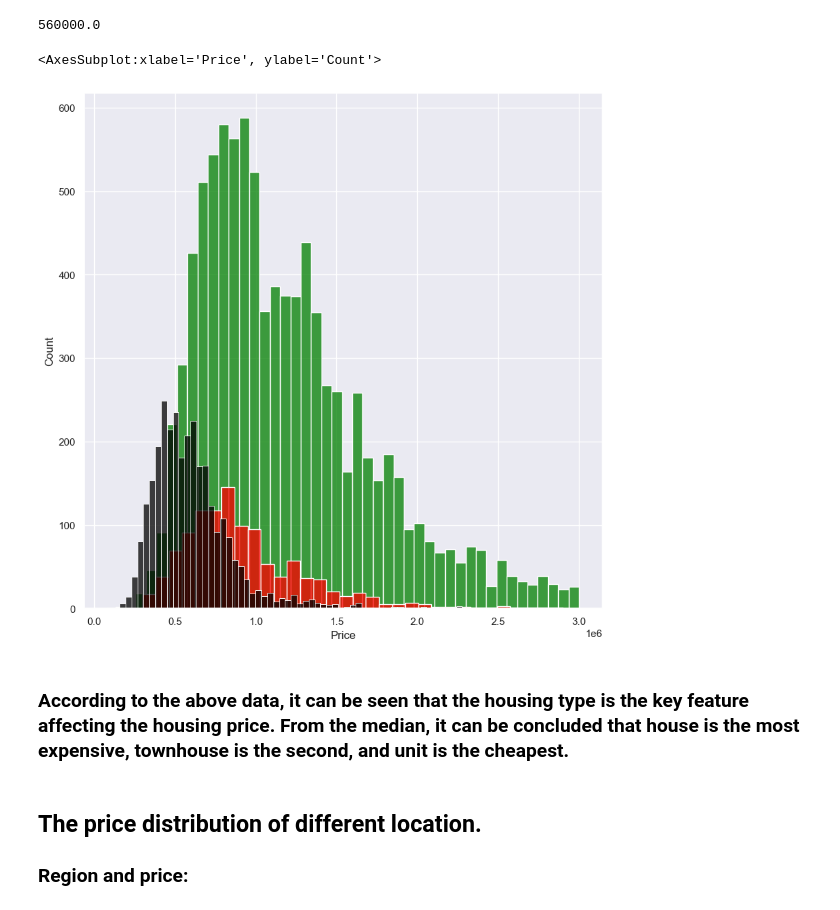
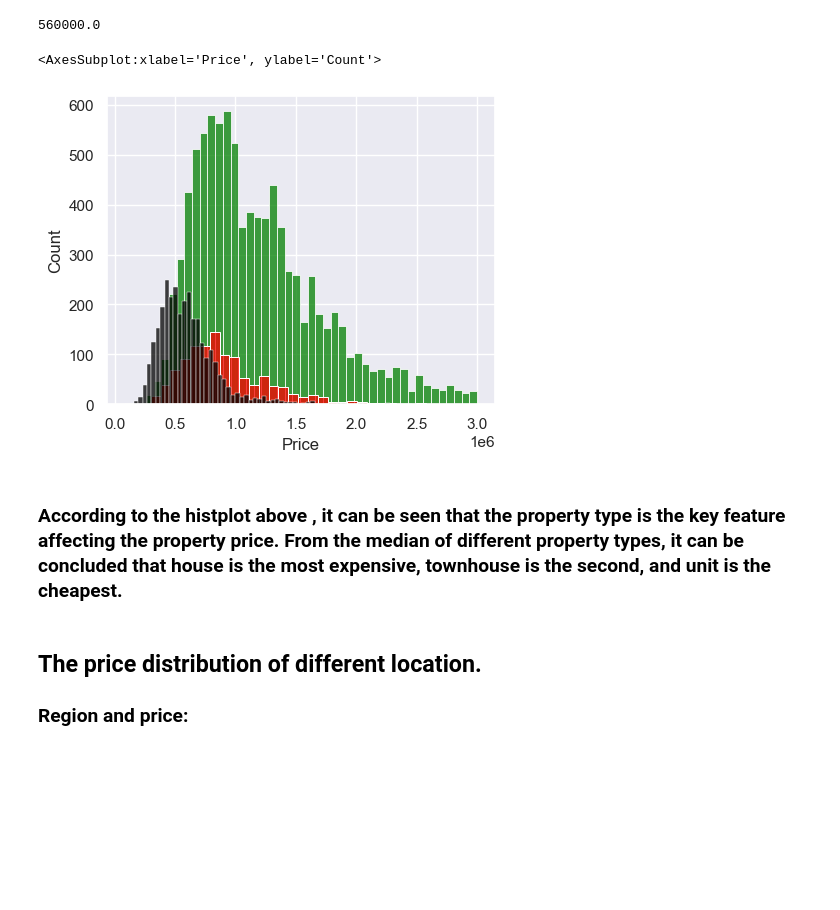
Before and after one commit to DanYANG18/task1, a Jupyter notebook: melhouse5.ipynb, the cells around one changed output. Drawn from its saved outputs; the diff is of its cells as text; code cells hidden in the pictures; blank space fills up the shorter version.

```diff
--- a/melhouse5.ipynb
+++ b/melhouse5.ipynb
@@ -266,15 +195,15 @@ df_unit['Price'].median()
 # %% [output]
 560000.0
 # %%
-fig, axs = plt.subplots(figsize=(10,10))
+fig, axs = plt.subplots(figsize=(5,4))
 sns.histplot(df_house['Price'],color = 'green')
 sns.histplot(df_townhouse['Price'],color= 'red')
 sns.histplot(df_unit['Price'],color = 'black')
 # %% [output]
 <AxesSubplot:xlabel='Price', ylabel='Count'>
-[figure, old version]
+[figure, new version]
 # %% [markdown]
-### According to the above data, it can be seen that the housing type is the key feature affecting the housing price. From the median, it can be concluded that house is the most expensive, townhouse is the second,  and unit is the cheapest.
+### According to the histplot above , it can be seen that the property type is the key feature affecting the property price. From the median of different property types, it can be concluded that house is the most expensive, townhouse is the second,  and unit is the cheapest.
 # %% [markdown]
 
 
```
Also changed, not shown: parts of 59 cells of this notebook.
